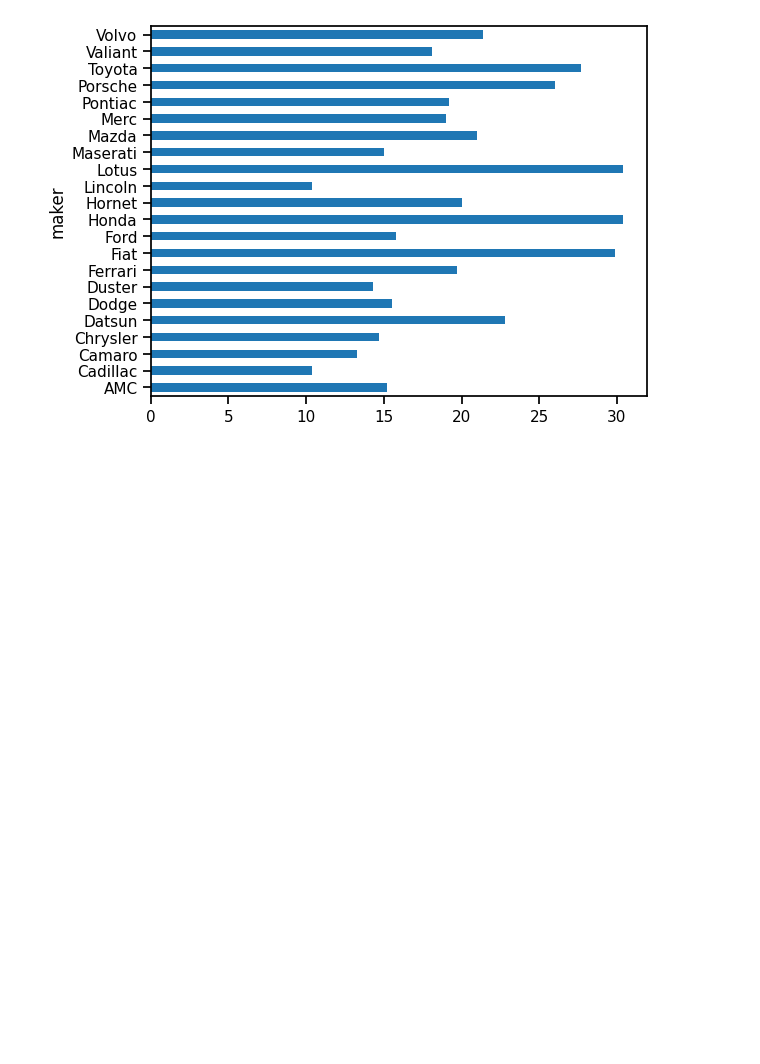
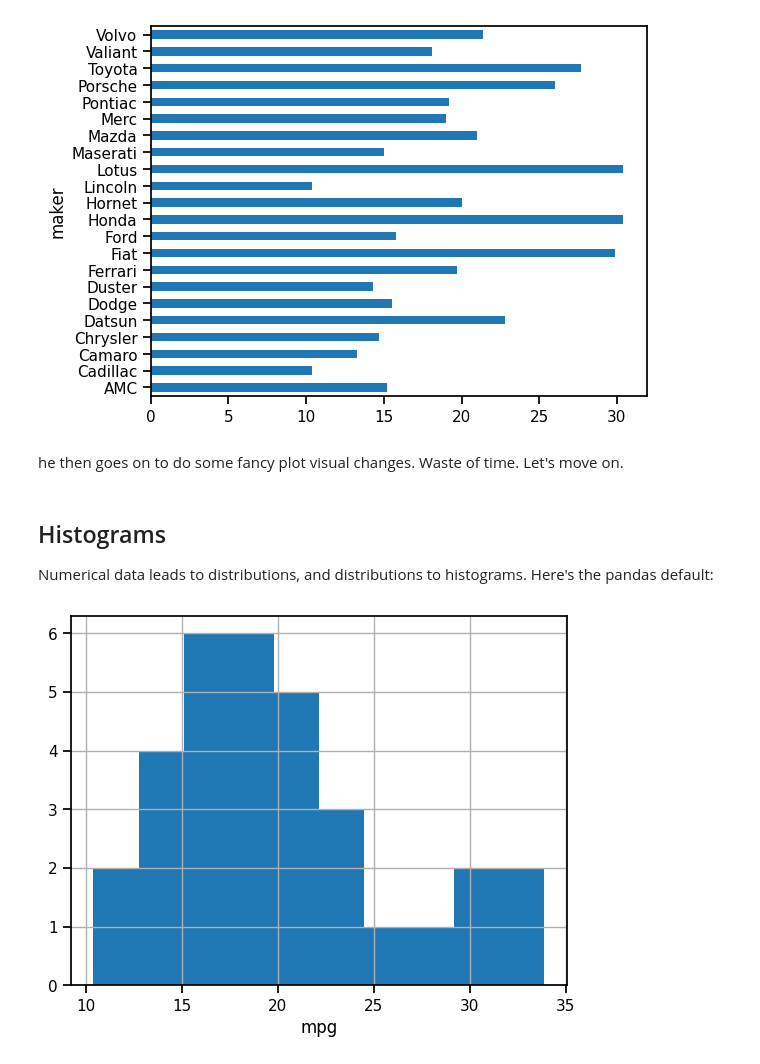
Before and after one commit to crdcamp/lin-reg-application, a Jupyter notebook: references/1_exploratory_data_analysis.ipynb, the cells around one changed output. Drawn from its saved outputs; the diff is of its cells as text; code cells hidden in the pictures; blank space fills up the shorter version.

Commit message:
Some graphs

```diff
--- a/references/1_exploratory_data_analysis.ipynb
+++ b/references/1_exploratory_data_analysis.ipynb
@@ -158,3 +158,15 @@ av_mpg.plot(kind='barh')
 # %% [output]
 <Axes: ylabel='maker'>
 [figure]
+# %% [markdown]
+he then goes on to do some fancy plot visual changes. Waste of time. Let's move on.
+# %% [markdown]
+## Histograms
+
+Numerical data leads to distributions, and distributions to histograms. Here's the pandas default:
+# %%
+dfcars.mpg.hist()
+plt.xlabel("mpg")
+plt.show();
+# %% [output]
+[figure, added]
```
Also changed, not shown: parts of 8 cells of this notebook.
